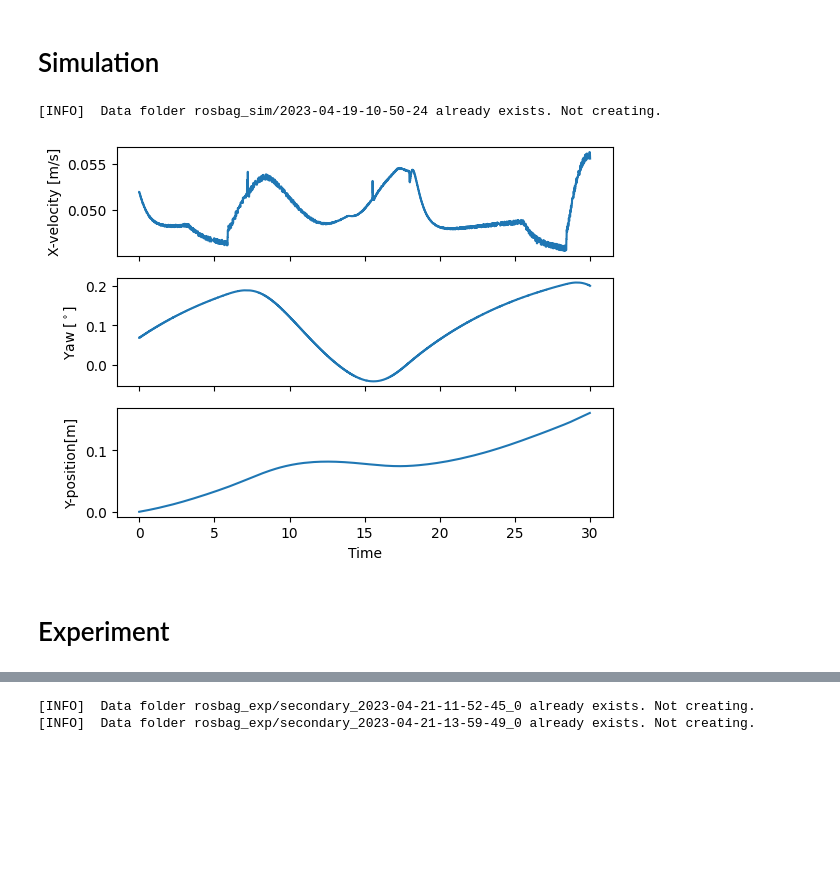
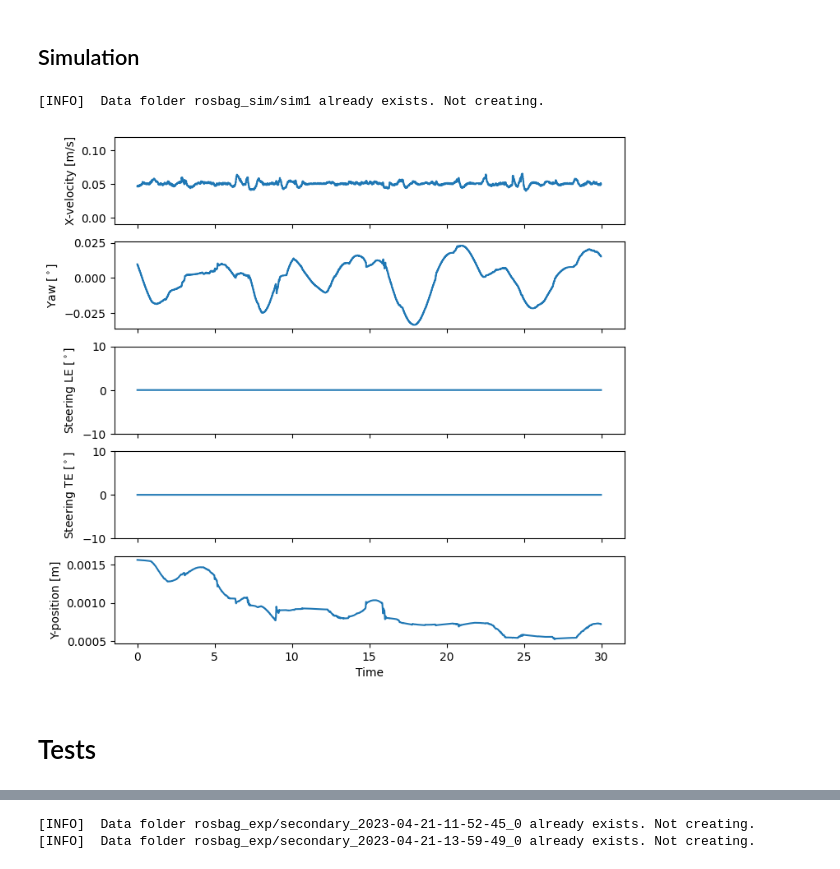
Before and after one commit to robotengineer123/RR-RobotSim, a Jupyter notebook: dataprocessing.ipynb, the cells around one changed output, grey strips where cells are left out. Cells and saved outputs as stored; diff of their text form; code cells hidden in the pictures; blank space fills up the shorter version.

Commit message:
Yaw data in verific ctrl

```diff
--- a/dataprocessing.ipynb
+++ b/dataprocessing.ipynb
@@ -9,5 +27,5 @@ import time
 # %% [markdown]
-# Simulation
+## Simulation
 # %%
 # Load simulation data
 def df_sim(bag_name):
@@ -17,11 +35,13 @@ def df_sim(bag_name):
     SCAN_SIM = b_sim.message_by_topic('/scan')
     VEL_SIM = b_sim.message_by_topic('/velX')
     YAW_SIM = b_sim.message_by_topic('/yaw')
+    JOINT_SIM = b_sim.message_by_topic('/rr_robot/joint_states')
 
     df_odom = pd.read_csv(ODOM_SIM)
     df_scan = pd.read_csv(SCAN_SIM)
     df_vel = pd.read_csv(VEL_SIM)
     df_yaw = pd.read_csv(YAW_SIM)
+    df_joint = pd.read_csv(JOINT_SIM)
 
     # Check minimum distance as observed by the fake laser
     df_ranges = df_scan.drop(df_scan.iloc[:, 1:12],axis = 1)
@@ -29,31 +49,38 @@ def df_sim(bag_name):
     ranges_min = df_ranges.min(axis=1)
     df_le_dist['ranges_min'] = ranges_min
 
-    return df_vel, df_yaw, df_odom
+    return df_vel, df_yaw, df_odom, df_joint
 
-df_vel, df_yaw, df_odom = df_sim('rosbag_sim/2023-04-19-10-50-24.bag')
+df_vel, df_yaw, df_odom, df_joint = df_sim('rosbag_sim/sim1.bag')
 # %% [output]
-[INFO]  Data folder rosbag_sim/2023-04-19-10-50-24 already exists. Not creating.
+[INFO]  Data folder rosbag_sim/sim1 already exists. Not creating.
 # %%
 # Plot vel, yaw, le_dist
-def df_plot(df_vel, df_yaw, df_odom, title=''):
+def df_plot(df_vel, df_yaw, df_odom, df_joint, title=''):
 
-    fig, axes = plt.subplots(nrows=3, ncols=1, sharex=True)
+    fig, axes = plt.subplots(nrows=5, ncols=1, figsize=(8,8), sharex=True)
 
     df_vel['Time'] = df_vel['Time'] - df_vel['Time'].iat[0]
     df_yaw['Time'] = df_yaw['Time'] - df_yaw['Time'].iat[0]
     df_odom['Time'] = df_odom['Time'] - df_odom['Time'].iat[0]
-    df_odom['pose.pose.position.y'] = df_odom['pose.pose.position.y'] - df_odom['pose.pose.position.y'].iat[0]
+    df_joint['Time'] = df_joint['Time'] - df_joint['Time'].iat[0]
 
-    df_vel.plot(x='Time', xlabel='Time', y='data', ylabel='X-velocity [m/s]', legend=False, ax=axes[0], title=title)
+    df_yaw['data'] = df_yaw['data']*180/3.14
+    df_joint['position_13'] = df_joint['position_13']*180/3.14
+    df_joint['position_14'] = df_joint['position_14']*180/3.14
+    #df_odom['pose.pose.position.y'] = df_odom['pose.pose.position.y'] - df_odom['pose.pose.position.y'].iat[0]
+
+    df_vel.plot(ylim=[-0.01,0.12], x='Time', xlabel='Time', y='data', ylabel='X-velocity [m/s]', legend=False, ax=axes[0], title=title)
     df_yaw.plot(x='Time', xlabel='Time', y='data', ylabel='Yaw [$^\circ$]', legend=False, ax=axes[1])
-    df_odom.plot(x='Time', xlabel='Time', y='pose.pose.position.y', ylabel='Y-position[m]', legend=False, ax=axes[2])
+    df_joint.plot(ylim=[-10, 10], x='Time', xlabel='Time', y='position_13', ylabel='Steering LE [$^\circ$]', legend=False, ax=axes[2])
+    df_joint.plot(ylim=[-10, 10], x='Time', xlabel='Time', y='position_14', ylabel='Steering TE [$^\circ$]', legend=False, ax=axes[3])
+    df_odom.plot(x='Time', xlabel='Time', y='pose.pose.position.y', ylabel='Y-position [m]', legend=False, ax=axes[4])
 # %%
 #for i in range(0,9):
-#    df_plot(t_start[i], t_end[i], df_vel_exp, df_yaw_exp, df_le_dist_exp, df_steer_exp, title=f'')
+#    df_plot(df_vel, df_yaw, df_odom, df_joint, title=f'')
 
-df_plot(df_vel, df_yaw, df_odom)
+df_plot(df_vel, df_yaw, df_odom, df_joint)
 # %% [output]
-[figure, old version]
+[figure, new version]
 # %% [markdown]
-# Experiment
+# Tests
```
Also changed, not shown: parts of 10 cells of this notebook, 4 other files.
